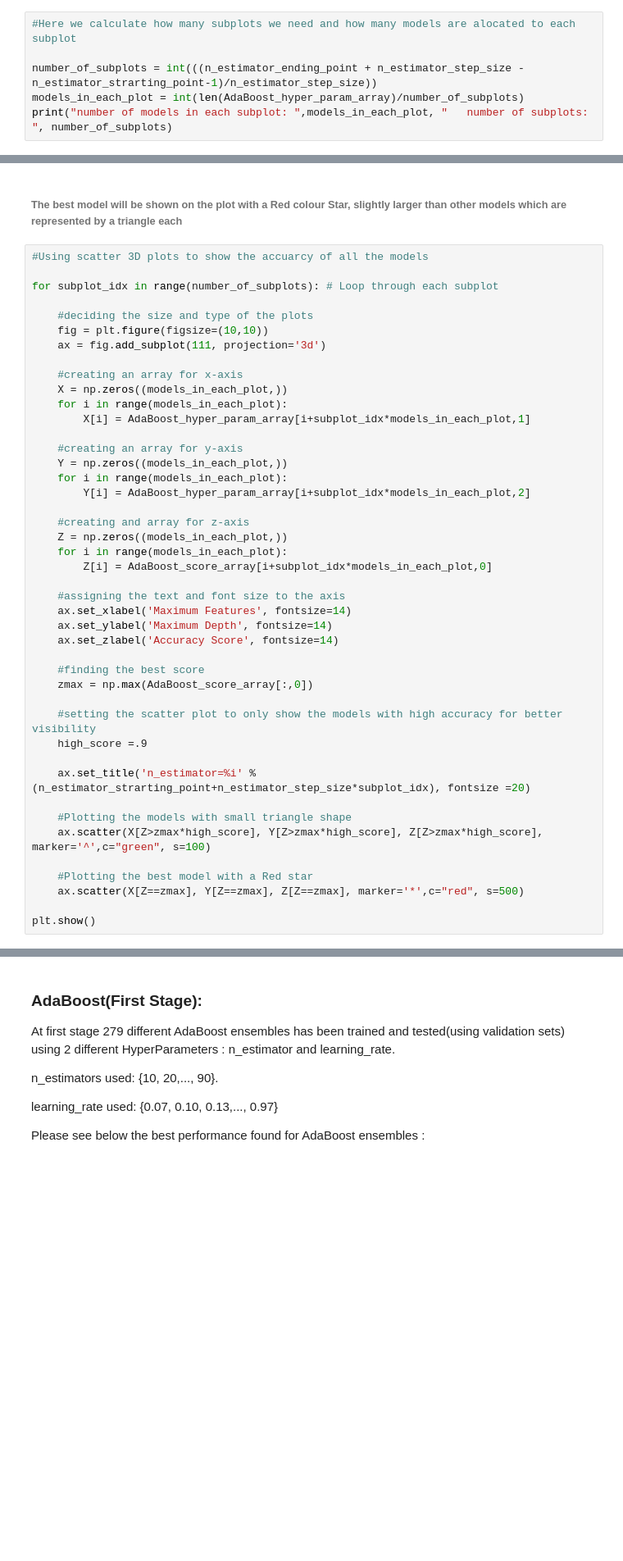
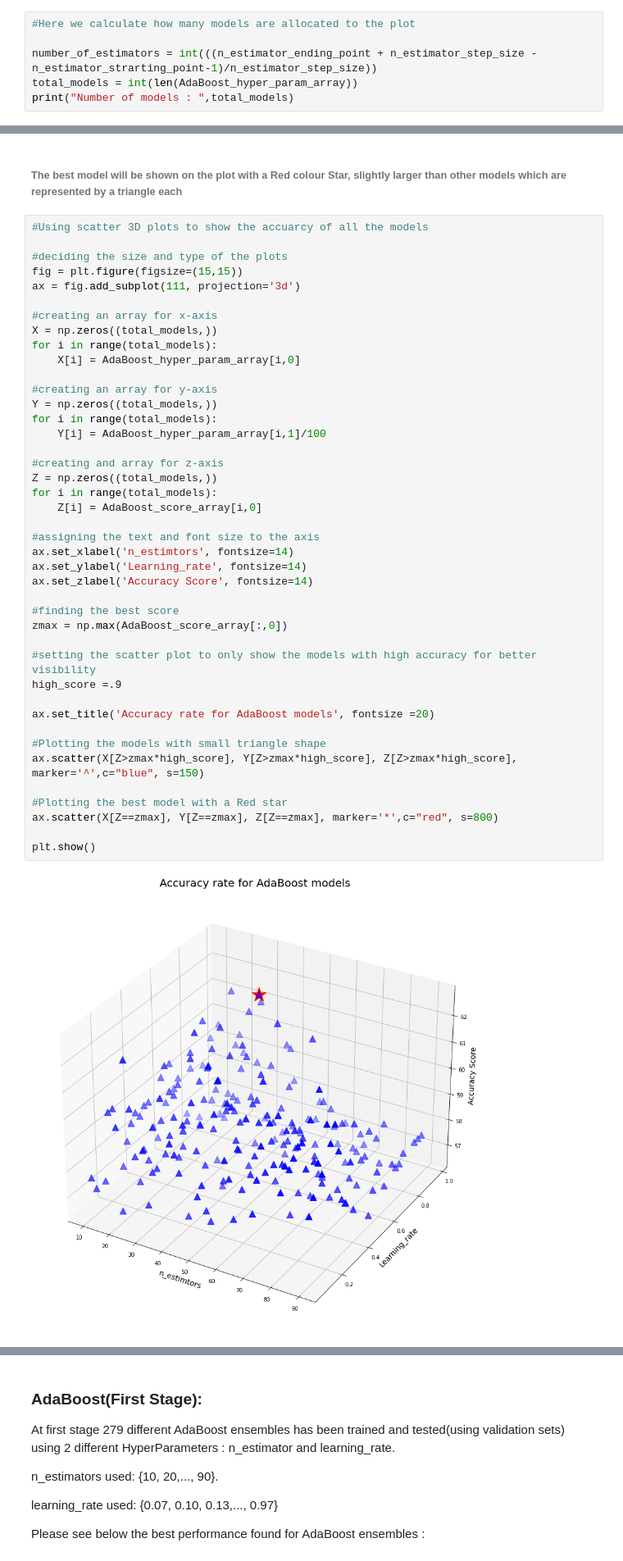
Before and after one commit to Farhad1353/Ensemble-Predicting_Products-Quality, a Jupyter notebook: __Main__.ipynb, the cells around one changed output, grey strips where cells are left out. Shown at 82% size. Cells and saved outputs as stored; diff of their text form; blank space fills up the shorter version.

Commit message:
AdaBoost done

```diff
--- a/__Main__.ipynb
+++ b/__Main__.ipynb
@@ -303,9 +303,9 @@ Best Regressor Score for AdaBoost : 62.67%
 Best Estimator number :  40
 Best Learning_rate :  0.7
 # %%
-#Here we calculate how many subplots we need and how many models are alocated to each subplot
+#Here we calculate how many models are allocated to the plot
 
-number_of_subplots = int(((n_estimator_ending_point + n_estimator_step_size - n_estimator_strarting_point-1)/n_estimator_step_size))
-models_in_each_plot = int(len(AdaBoost_hyper_param_array)/number_of_subplots)
-print("number of models in each subplot: ",models_in_each_plot, "   number of subplots: ", number_of_subplots)
+number_of_estimators = int(((n_estimator_ending_point + n_estimator_step_size - n_estimator_strarting_point-1)/n_estimator_step_size))
+total_models = int(len(AdaBoost_hyper_param_array))
+print("Number of models : ",total_models)
 # %% [output]
@@ -315,47 +315,47 @@ number of models in each subplot:  31    number of subplots:  9
 # %%
 #Using scatter 3D plots to show the accuarcy of all the models
 
-for subplot_idx in range(number_of_subplots): # Loop through each subplot
+#deciding the size and type of the plots
+fig = plt.figure(figsize=(15,15))
+ax = fig.add_subplot(111, projection='3d')
 
-    #deciding the size and type of the plots
-    fig = plt.figure(figsize=(10,10))
-    ax = fig.add_subplot(111, projection='3d')
+#creating an array for x-axis
+X = np.zeros((total_models,))
+for i in range(total_models):
+    X[i] = AdaBoost_hyper_param_array[i,0]
 
-    #creating an array for x-axis
-    X = np.zeros((models_in_each_plot,))
-    for i in range(models_in_each_plot):
-        X[i] = AdaBoost_hyper_param_array[i+subplot_idx*models_in_each_plot,1]
+#creating an array for y-axis
+Y = np.zeros((total_models,))
+for i in range(total_models):
+    Y[i] = AdaBoost_hyper_param_array[i,1]/100
 
-    #creating an array for y-axis
-    Y = np.zeros((models_in_each_plot,))
-    for i in range(models_in_each_plot):
-        Y[i] = AdaBoost_hyper_param_array[i+subplot_idx*models_in_each_plot,2]
+#creating and array for z-axis
+Z = np.zeros((total_models,))
+for i in range(total_models):
+    Z[i] = AdaBoost_score_array[i,0]
 
-    #creating and array for z-axis
-    Z = np.zeros((models_in_each_plot,))
-    for i in range(models_in_each_plot):
-        Z[i] = AdaBoost_score_array[i+subplot_idx*models_in_each_plot,0]
+#assigning the text and font size to the axis
+ax.set_xlabel('n_estimtors', fontsize=14)
+ax.set_ylabel('Learning_rate', fontsize=14)
+ax.set_zlabel('Accuracy Score', fontsize=14)
 
-    #assigning the text and font size to the axis
-    ax.set_xlabel('Maximum Features', fontsize=14)
-    ax.set_ylabel('Maximum Depth', fontsize=14)
-    ax.set_zlabel('Accuracy Score', fontsize=14)
+#finding the best score
+zmax = np.max(AdaBoost_score_array[:,0])
 
-    #finding the best score
-    zmax = np.max(AdaBoost_score_array[:,0])
+#setting the scatter plot to only show the models with high accuracy for better visibility
+high_score =.9
 
-    #setting the scatter plot to only show the models with high accuracy for better visibility
-    high_score =.9
+ax.set_title('Accuracy rate for AdaBoost models', fontsize =20)
 
-    ax.set_title('n_estimator=%i' %(n_estimator_strarting_point+n_estimator_step_size*subplot_idx), fontsize =20)
+#Plotting the models with small triangle shape
+ax.scatter(X[Z>zmax*high_score], Y[Z>zmax*high_score], Z[Z>zmax*high_score], marker='^',c="blue", s=150)
 
-    #Plotting the models with small triangle shape
-    ax.scatter(X[Z>zmax*high_score], Y[Z>zmax*high_score], Z[Z>zmax*high_score], marker='^',c="green", s=100)
-
-    #Plotting the best model with a Red star
-    ax.scatter(X[Z==zmax], Y[Z==zmax], Z[Z==zmax], marker='*',c="red", s=500)
+#Plotting the best model with a Red star
+ax.scatter(X[Z==zmax], Y[Z==zmax], Z[Z==zmax], marker='*',c="red", s=800)
 
 plt.show()
+# %% [output]
+[figure, added]
 # %% [markdown]
 ### RandomForest(2nd Stage):
 
```
Also changed, not shown: parts of 2 cells of this notebook.
